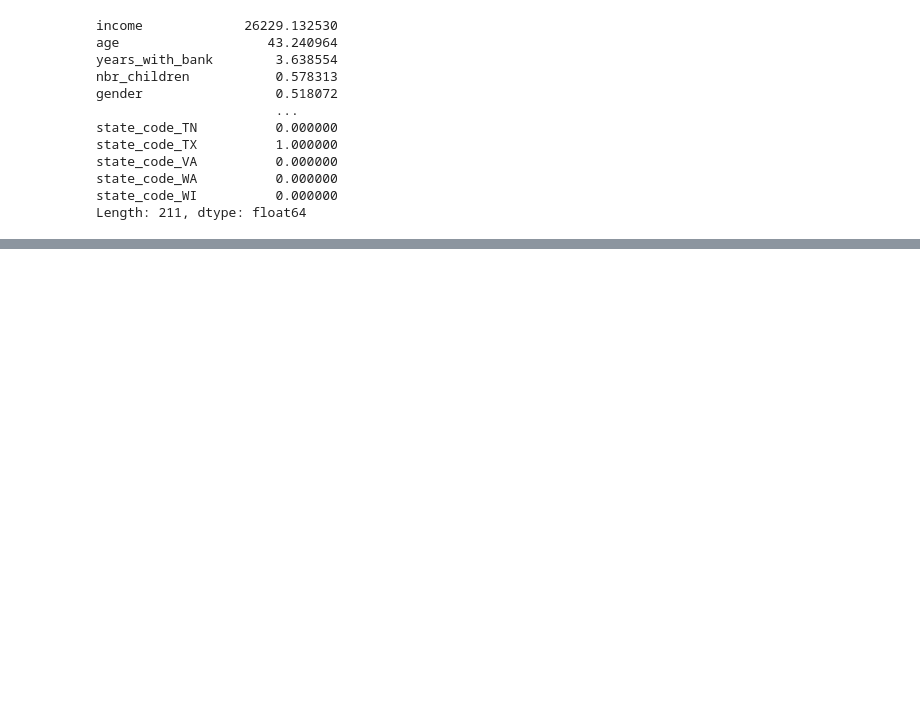
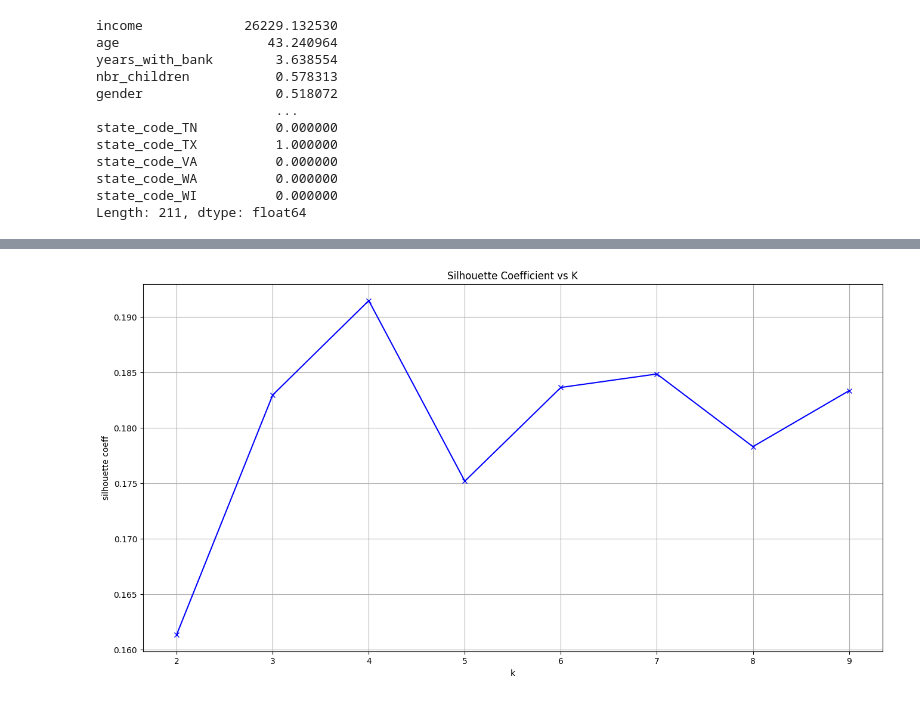
Before and after one commit to btmarsh6/mini-project-III, a Jupyter notebook: Ben_notebook.ipynb, the cells around one changed output, grey strips where cells are left out. Saved outputs shown, nothing was run; the diff lists cells and outputs as text; code cells hidden in the pictures; blank space fills up the shorter version.

Commit message:
created population and region features. ran kmeans clustering with them.

```diff
--- a/Ben_notebook.ipynb
+++ b/Ben_notebook.ipynb
@@ -1011,4 +1003,0 @@ from sklearn.decomposition import PCA
-# %%
-scaler = StandardScaler().set_output(transform='pandas')
-scaled_df = scaler.fit_transform(prepped_df)
-scaled_df.head()
@@ -1087,0 +1020,5 @@ plot_dendrogram(scaled_df)
+# %%
+cat_cols = cust_df.dtypes[cust_df.dtypes == 'object'].index.tolist()
+cat_cols.append('street_nbr')
+cat_cols.append('cust_id')
+cat_cols
@@ -1087,0 +1034,2 @@ plot_dendrogram(scaled_df)
+# %%
+prepped_df = cust_df.drop(columns=cat_cols)
@@ -1087,0 +1055,21 @@ plot_dendrogram(scaled_df)
+# %%
+# check silhouett score for k value
+from sklearn.metrics import silhouette_score
+
+silhouettes = []
+K = range(2, 10)
+for k in K:
+    kmeanModel= KMeans(n_clusters=k)
+    kmeanModel.fit(scaled_df)
+    label=kmeanModel.predict(scaled_df)
+    silhouettes.append(silhouette_score(scaled_df, label))
+# plot silhouette
+plt.figure(figsize=(16,8))
+plt.plot(K, silhouettes, 'bx-')
+plt.xlabel('k')
+plt.ylabel('silhouette coeff')
+plt.title('Silhouette Coefficient vs K')
+plt.grid()
+plt.show()
+# %% [output]
+[figure, added]
```
Also changed, not shown: parts of 54 cells of this notebook.
